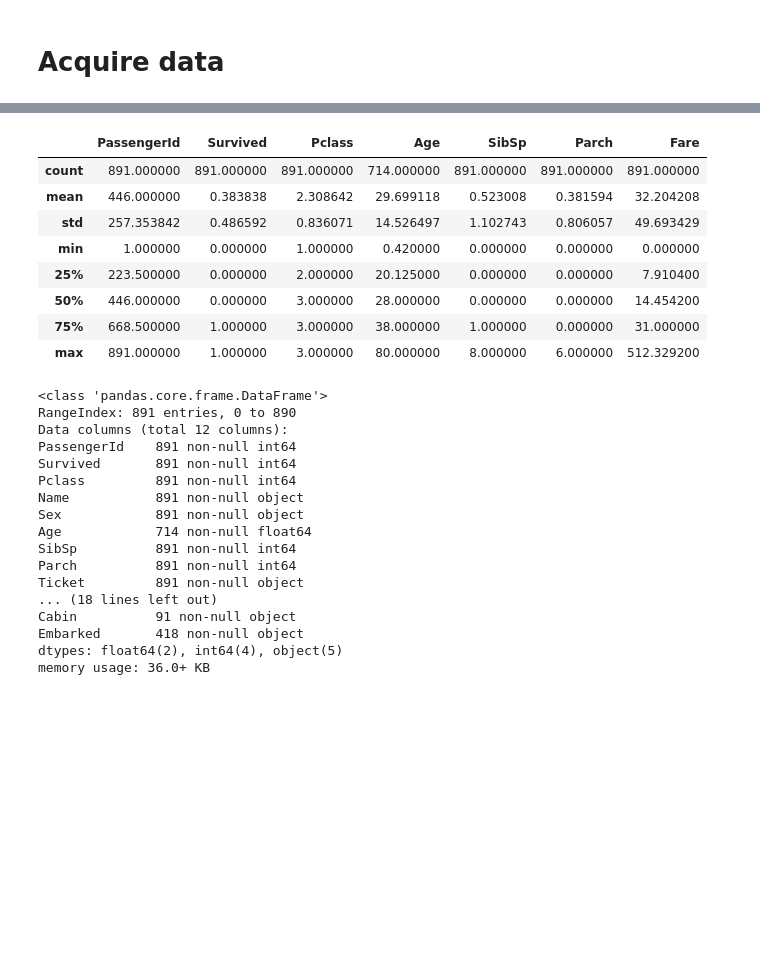
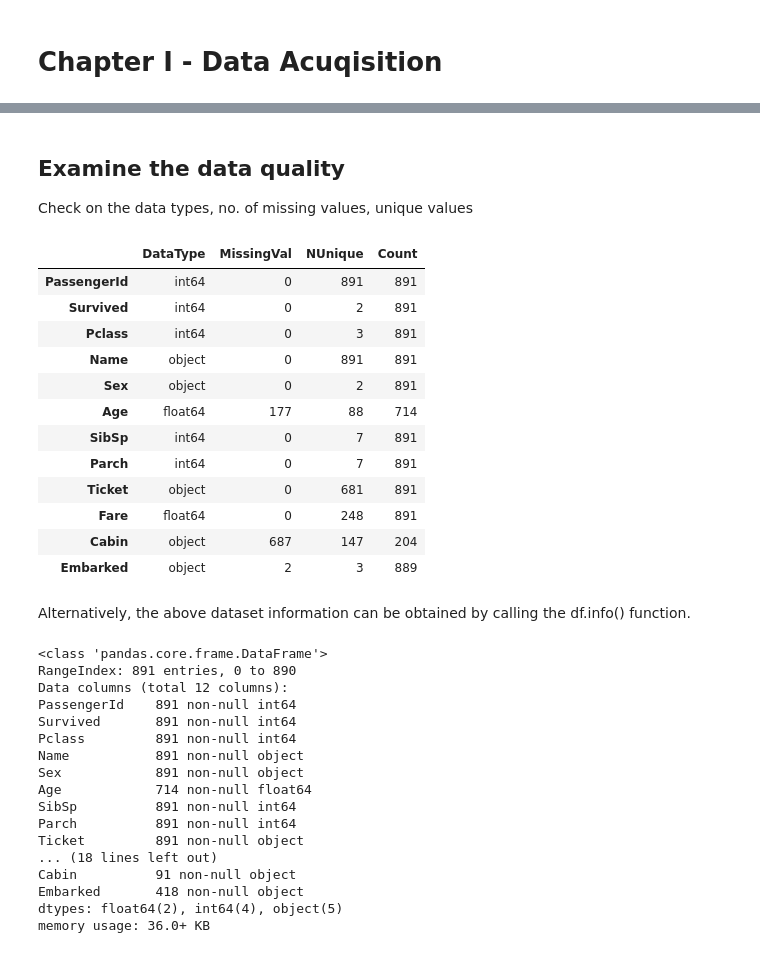
Before and after one commit to Shenghao1993/kaggle-titanic-survival-classification, a Jupyter notebook: Titanic by Shenghao.ipynb, the cells around one changed output, grey strips where cells are left out. Saved outputs shown, nothing was run; the diff lists cells and outputs as text; code cells hidden in the pictures; blank space fills up the shorter version.

```diff
--- a/Titanic by Shenghao.ipynb
+++ b/Titanic by Shenghao.ipynb
@@ -2,8 +2,8 @@
 import pandas as pd
 import seaborn as sns
 import matplotlib.pyplot as plt
-# %% [markdown]
-# Acquire data
+# %% [markdown]
+# Chapter I - Data Acuqisition
 # %%
 train_df = pd.read_csv('input/train.csv')
 test_df = pd.read_csv('input/test.csv')
@@ -15,18 +15,32 @@ train_df.head()
 | 2 | 3 | 1 | 3 | Heikkinen, Miss. Laina | female | 26.0 | 0 | 0 | STON/O2. 3101282 | 7.9250 | ... |
 | 3 | 4 | 1 | 1 | Futrelle, Mrs. Jacques Heath (Lil... | female | 35.0 | 1 | 0 | 113803 | 53.1000 | ... |
 | 4 | 5 | 0 | 3 | Allen, Mr. William Henry | male | 35.0 | 0 | 0 | 373450 | 8.0500 | ... |
-# %%
-train_df.describe()
-# %% [output]
-|  | PassengerId | Survived | Pclass | Age | SibSp | Parch | Fare |
-| count | 891.000000 | 891.000000 | 891.000000 | 714.000000 | 891.000000 | 891.000000 | 891.000000 |
-| mean | 446.000000 | 0.383838 | 2.308642 | 29.699118 | 0.523008 | 0.381594 | 32.204208 |
-| std | 257.353842 | 0.486592 | 0.836071 | 14.526497 | 1.102743 | 0.806057 | 49.693429 |
-| min | 1.000000 | 0.000000 | 1.000000 | 0.420000 | 0.000000 | 0.000000 | 0.000000 |
-| 25% | 223.500000 | 0.000000 | 2.000000 | 20.125000 | 0.000000 | 0.000000 | 7.910400 |
-| 50% | 446.000000 | 0.000000 | 3.000000 | 28.000000 | 0.000000 | 0.000000 | 14.454200 |
-| 75% | 668.500000 | 1.000000 | 3.000000 | 38.000000 | 1.000000 | 0.000000 | 31.000000 |
-| max | 891.000000 | 1.000000 | 3.000000 | 80.000000 | 8.000000 | 6.000000 | 512.329200 |
+# %% [markdown]
+## Examine the data quality
+Check on the data types, no. of missing values, unique values
+# %%
+train_info_df = pd.DataFrame(train_df.dtypes)
+train_info_df['MissingVal'] = train_df.isnull().sum()
+train_info_df['NUnique'] = train_df.nunique()
+train_info_df['Count'] = train_df.count()
+train_info_df = train_info_df.rename(columns = {0: 'DataType'})
+train_info_df
+# %% [output]
+|  | DataType | MissingVal | NUnique | Count |
+| PassengerId | int64 | 0 | 891 | 891 |
+| Survived | int64 | 0 | 2 | 891 |
+| Pclass | int64 | 0 | 3 | 891 |
+| Name | object | 0 | 891 | 891 |
+| Sex | object | 0 | 2 | 891 |
+| Age | float64 | 177 | 88 | 714 |
+| SibSp | int64 | 0 | 7 | 891 |
+| Parch | int64 | 0 | 7 | 891 |
+| Ticket | object | 0 | 681 | 891 |
+| Fare | float64 | 0 | 248 | 891 |
+| Cabin | object | 687 | 147 | 204 |
+| Embarked | object | 2 | 3 | 889 |
+# %% [markdown]
+Alternatively, the above dataset information can be obtained by calling the df.info() function.
 # %%
 train_df.info()
 print('_'*40)
```
Also changed, not shown: parts of 20 cells of this notebook, 1 other file.
